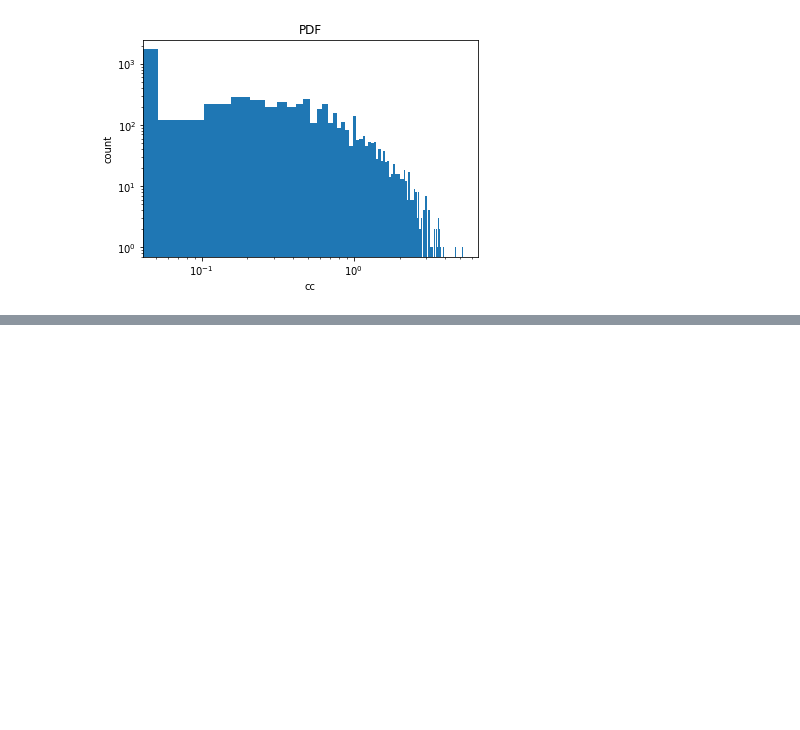
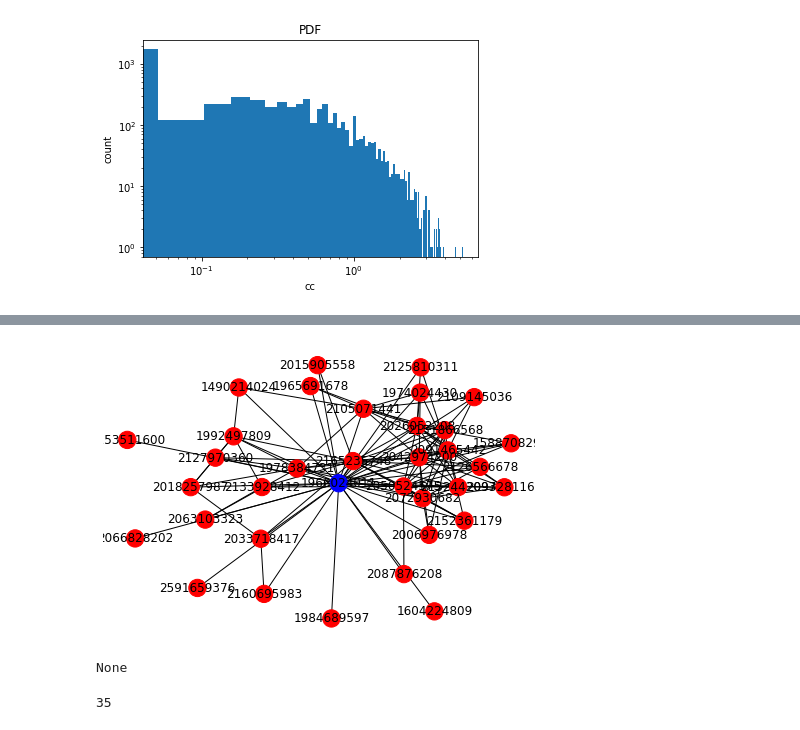
Before and after one commit to iuni-cadre/BetaDemoCode, a Jupyter notebook: demo_04.ipynb, the cells around one changed output, grey strips where cells are left out. Drawn from its saved outputs; the diff is of its cells as text; code cells hidden in the pictures; blank space fills up the shorter version.

```diff
--- a/demo_04.ipynb
+++ b/demo_04.ipynb
@@ -248,0 +255,26 @@ ego.describe().filter(sql.col("summary") == "count").show(20)
+# %%
+import networkx as nx
+import numpy as np
+import matplotlib.pyplot as plt
+
+subgraph = oneHop
+ego01 = ego0[["connector","LE"]].copy()
+ego01.columns = ["focal","connector"]
+subgraph = subgraph.append(ego01)
+G = nx.from_pandas_edgelist(subgraph, "focal", "connector")
+pos = nx.spring_layout(G)
+color_map = []
+for node in G:
+    if node == 1966024011:
+        color_map.append('blue')
+    else: color_map.append('red')
+nx.draw(G, node_color = color_map, with_labels=True, pos=pos)
+image = plt.show()
+display(image)
+# %% [output]
+[figure, added]
+None
+# %%
+len(G)
+# %% [output]
+35
```
Also changed, not shown: parts of 4 cells of this notebook, 4 other files.
